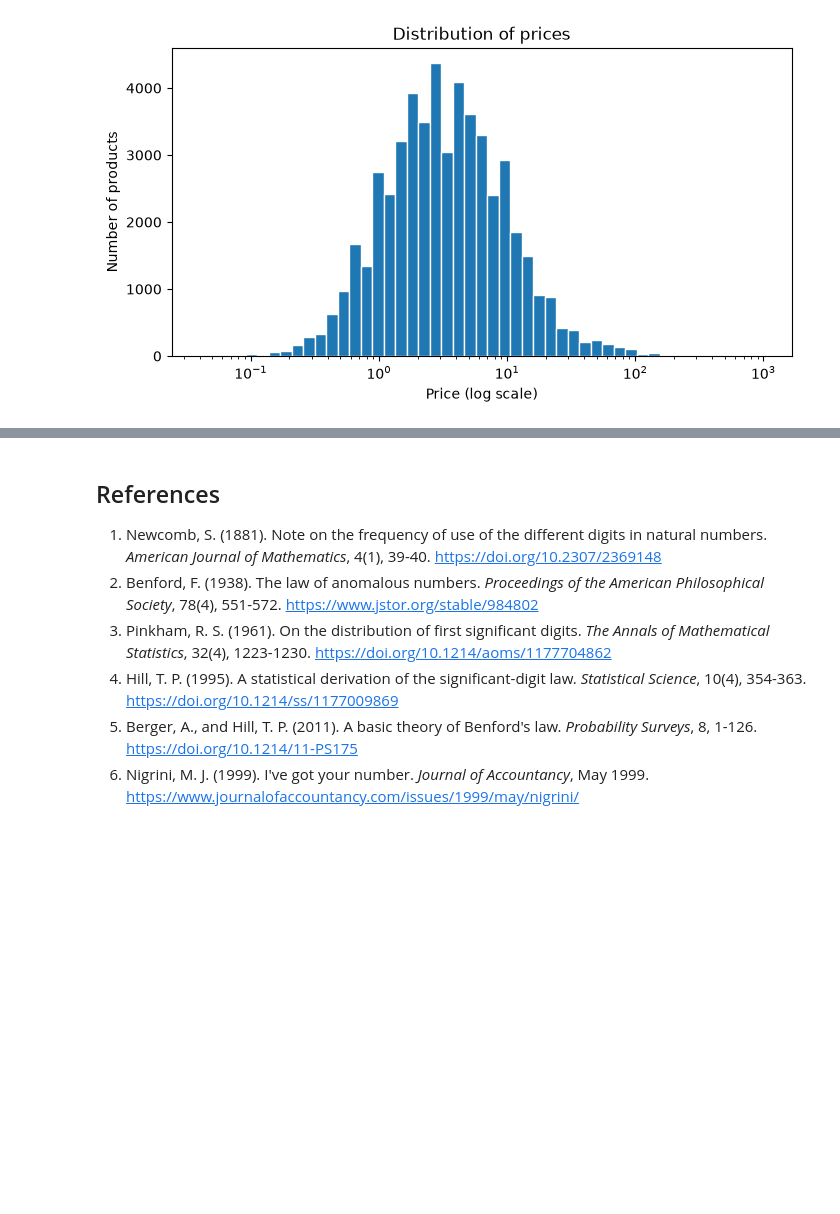
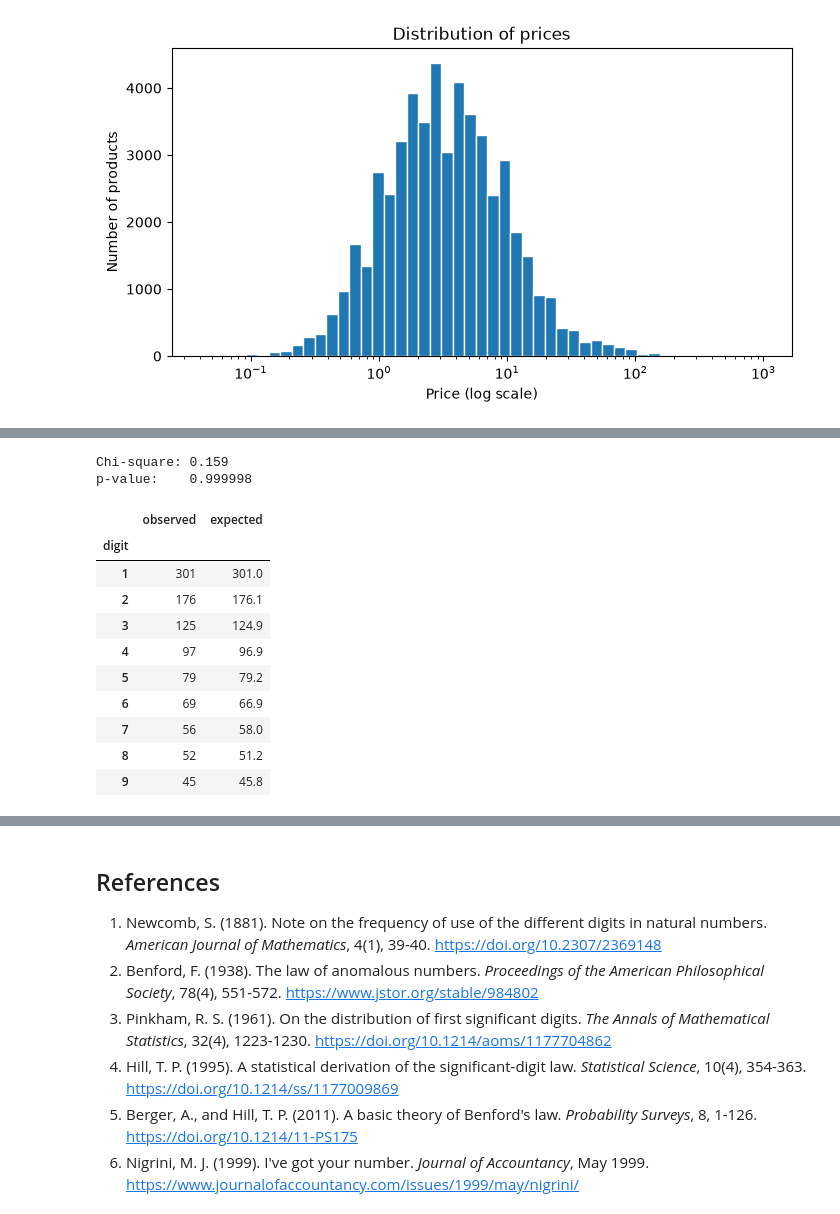
Before and after one commit to DeyvidDimitrov/softuni-task, a Jupyter notebook: notebook.ipynb, the cells around one changed output, grey strips where cells are left out. Drawn from its saved outputs; the diff is of its cells as text; code cells hidden in the pictures; blank space fills up the shorter version.

Commit message:
check the functions on powers of 2

```diff
--- a/notebook.ipynb
+++ b/notebook.ipynb
@@ -186,0 +219,21 @@ plt.show()
+# %%
+powers = 2.0 ** np.arange(1, 1001)
+counts2, chi2_2, p_2 = benford.compare_to_benford(powers)
+
+print(f"Chi-square: {chi2_2:.3f}")
+print(f"p-value:    {p_2:.6f}")
+counts2.round(1)
+# %% [output]
+Chi-square: 0.159
+p-value:    0.999998
+|  | observed | expected |
+| digit |  |  |
+| 1 | 301 | 301.0 |
+| 2 | 176 | 176.1 |
+| 3 | 125 | 124.9 |
+| 4 | 97 | 96.9 |
+| 5 | 79 | 79.2 |
+| 6 | 69 | 66.9 |
+| 7 | 56 | 58.0 |
+| 8 | 52 | 51.2 |
+| 9 | 45 | 45.8 |
```
Also changed, not shown: parts of 5 cells of this notebook.
